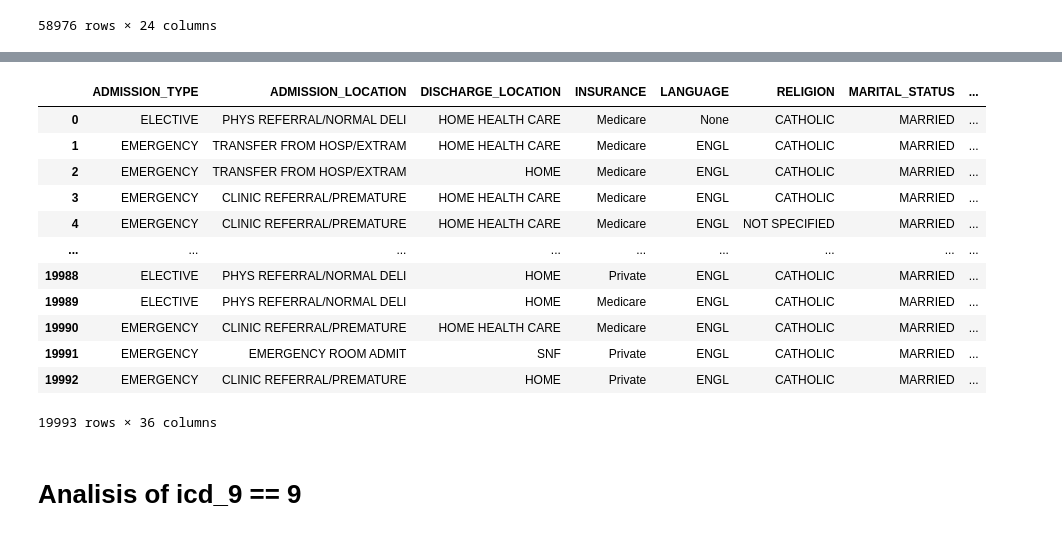
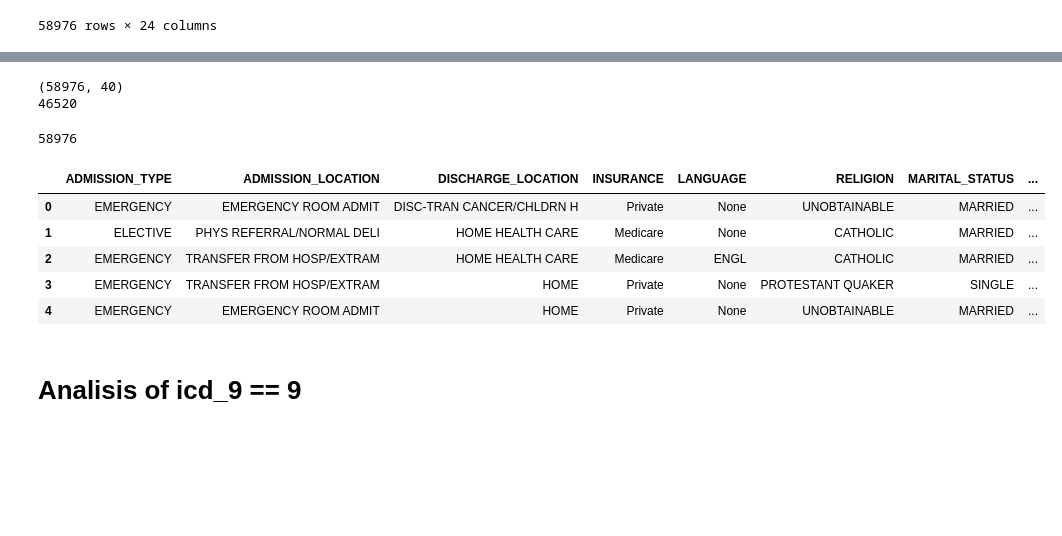
Before and after one commit to cynthia166/Synthetic-Data-Deep-Learning, a Jupyter notebook: 4_concat_input_1.ipynb, the cells around one changed output, grey strips where cells are left out. Cells and saved outputs as stored; diff of their text form; code cells hidden in the pictures; blank space fills up the shorter version.

```diff
--- a/4_concat_input_1.ipynb
+++ b/4_concat_input_1.ipynb
@@ -169 +189,6 @@ See the caveats in the documentation: https://pandas.pydata.org/pandas-docs/stab
+# %%
+diag = diag[['HADM_ID', 'SUBJECT_ID', 'ICD9_CODE_diagnosis',
+       'CCS_CODES_diagnosis', 'CCS_description_diagnosis', 'LEVE3 CODES',
+       'threshold_0.95_diagnosis', 'threshold_0.88_diagnosis',
+       'threshold_0.98_diagnosis', 'threshold_0.999_diagnosis']]
 # %%
@@ -219,5 +247,7 @@ drugs.shape
 # %%
 drugs = drugs[[ 'SUBJECT_ID', 'HADM_ID' , 'DRUG', 'ATC4', 'ATC3']]
+drugs1 = drugs1[[ 'HADM_ID', 'SUBJECT_ID', 'DRUG', 'threshold_0.88',
+       'threshold_0.95', 'threshold_0.98', 'threshold_0.999']]
 # %%
 
 # Group by 'SUBJECT_ID' and 'HADM_ID' and aggregate all columns into lists
@@ -242,0 +261,7 @@ grouped_drugs
+# %%
+# Group by 'SUBJECT_ID' and 'HADM_ID' and aggregate all columns into lists
+grouped1 = drugs1.groupby(['SUBJECT_ID', 'HADM_ID']).agg(lambda x: x.tolist())
+
+# Reset the index to make 'SUBJECT_ID' and 'HADM_ID' regular columns
+grouped_drugs1 = grouped1.reset_index()
+grouped_drugs1.shape
@@ -322,0 +365,3 @@ merge_drug.HADM_ID.nunique()
+# %%
+merge_drug1 = pd.merge(merge_drug, grouped_drugs1, on=['SUBJECT_ID', 'HADM_ID'], how='left')
+merge_drug1
@@ -323,19 +382,20 @@ merge_drug.HADM_ID.nunique()
+# %%
+print(merge_drug1.shape)
+print(merge_drug1.SUBJECT_ID.nunique())
+merge_drug1.HADM_ID.nunique()
+# %% [output]
+(58976, 40)
+46520
+58976
 # %%
 pd.set_option('display.max_columns', None)
 
-merge_drug
+merge_drug1.head()
 # %% [output]
 |  | ADMISSION_TYPE | ADMISSION_LOCATION | DISCHARGE_LOCATION | INSURANCE | LANGUAGE | RELIGION | MARITAL_STATUS | ... |
-| 0 | ELECTIVE | PHYS REFERRAL/NORMAL DELI | HOME HEALTH CARE | Medicare | None | CATHOLIC | MARRIED | ... |
-| 1 | EMERGENCY | TRANSFER FROM HOSP/EXTRAM | HOME HEALTH CARE | Medicare | ENGL | CATHOLIC | MARRIED | ... |
-| 2 | EMERGENCY | TRANSFER FROM HOSP/EXTRAM | HOME | Medicare | ENGL | CATHOLIC | MARRIED | ... |
-| 3 | EMERGENCY | CLINIC REFERRAL/PREMATURE | HOME HEALTH CARE | Medicare | ENGL | CATHOLIC | MARRIED | ... |
-| 4 | EMERGENCY | CLINIC REFERRAL/PREMATURE | HOME HEALTH CARE | Medicare | ENGL | NOT SPECIFIED | MARRIED | ... |
-| ... | ... | ... | ... | ... | ... | ... | ... | ... |
-| 19988 | ELECTIVE | PHYS REFERRAL/NORMAL DELI | HOME | Private | ENGL | CATHOLIC | MARRIED | ... |
-| 19989 | ELECTIVE | PHYS REFERRAL/NORMAL DELI | HOME | Medicare | ENGL | CATHOLIC | MARRIED | ... |
-| 19990 | EMERGENCY | CLINIC REFERRAL/PREMATURE | HOME HEALTH CARE | Medicare | ENGL | CATHOLIC | MARRIED | ... |
-| 19991 | EMERGENCY | EMERGENCY ROOM ADMIT | SNF | Private | ENGL | CATHOLIC | MARRIED | ... |
-| 19992 | EMERGENCY | CLINIC REFERRAL/PREMATURE | HOME | Private | ENGL | CATHOLIC | MARRIED | ... |
+| 0 | EMERGENCY | EMERGENCY ROOM ADMIT | DISC-TRAN CANCER/CHLDRN H | Private | None | UNOBTAINABLE | MARRIED | ... |
+| 1 | ELECTIVE | PHYS REFERRAL/NORMAL DELI | HOME HEALTH CARE | Medicare | None | CATHOLIC | MARRIED | ... |
+| 2 | EMERGENCY | TRANSFER FROM HOSP/EXTRAM | HOME HEALTH CARE | Medicare | ENGL | CATHOLIC | MARRIED | ... |
+| 3 | EMERGENCY | TRANSFER FROM HOSP/EXTRAM | HOME | Private | None | PROTESTANT QUAKER | SINGLE | ... |
+| 4 | EMERGENCY | EMERGENCY ROOM ADMIT | HOME | Private | None | UNOBTAINABLE | MARRIED | ... |
-19993 rows × 36 columns
 # %%
```
Also changed, not shown: parts of 31 cells of this notebook, 11 other files.
